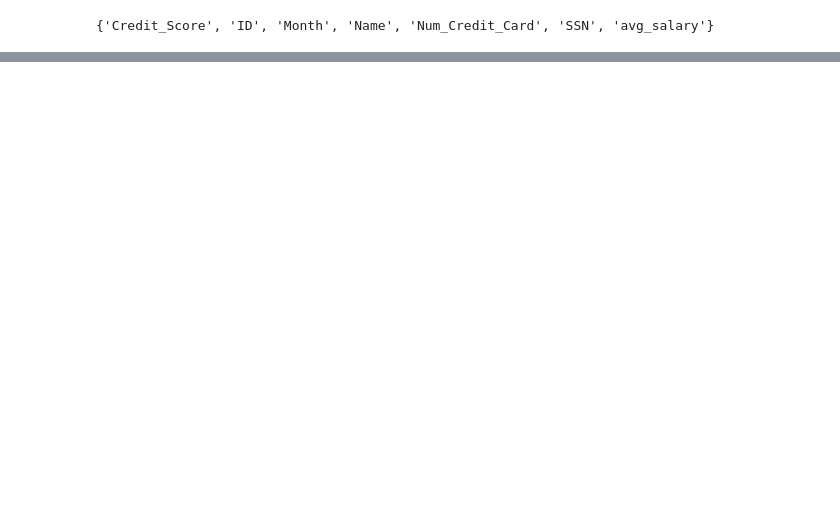
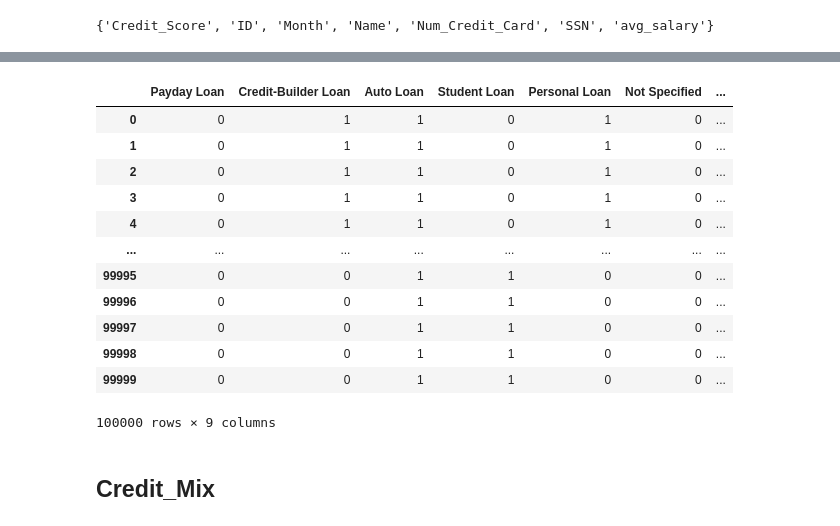
Before and after one commit to FerCorcuera/Credit-Score-Classification, a Jupyter notebook: notebooks/exploration.ipynb, the cells around one changed output, grey strips where cells are left out. Drawn from its saved outputs; the diff is of its cells as text; code cells hidden in the pictures; blank space fills up the shorter version.

```diff
--- a/notebooks/exploration.ipynb
+++ b/notebooks/exploration.ipynb
@@ -538,0 +1110,19 @@ remaining_cols
+# %%
+unique_loans = list(unique_loans)
+train_df[unique_loans]
+# %% [output]
+|  | Payday Loan | Credit-Builder Loan | Auto Loan | Student Loan | Personal Loan | Not Specified | ... |
+| 0 | 0 | 1 | 1 | 0 | 1 | 0 | ... |
+| 1 | 0 | 1 | 1 | 0 | 1 | 0 | ... |
+| 2 | 0 | 1 | 1 | 0 | 1 | 0 | ... |
+| 3 | 0 | 1 | 1 | 0 | 1 | 0 | ... |
+| 4 | 0 | 1 | 1 | 0 | 1 | 0 | ... |
+| ... | ... | ... | ... | ... | ... | ... | ... |
+| 99995 | 0 | 0 | 1 | 1 | 0 | 0 | ... |
+| 99996 | 0 | 0 | 1 | 1 | 0 | 0 | ... |
+| 99997 | 0 | 0 | 1 | 1 | 0 | 0 | ... |
+| 99998 | 0 | 0 | 1 | 1 | 0 | 0 | ... |
+| 99999 | 0 | 0 | 1 | 1 | 0 | 0 | ... |
+100000 rows × 9 columns
+# %% [markdown]
+## Credit_Mix
```
Also changed, not shown: parts of 70 cells of this notebook.
